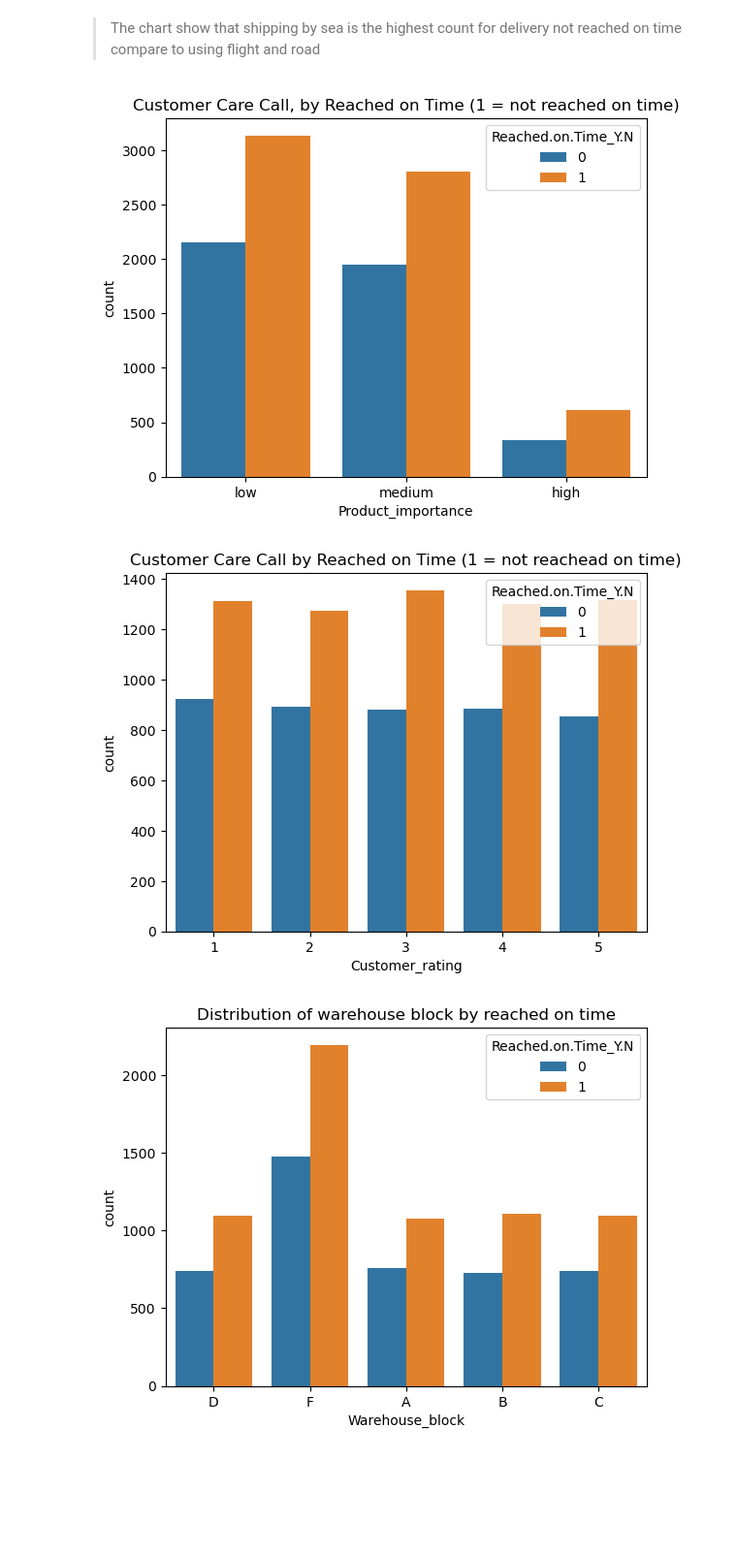
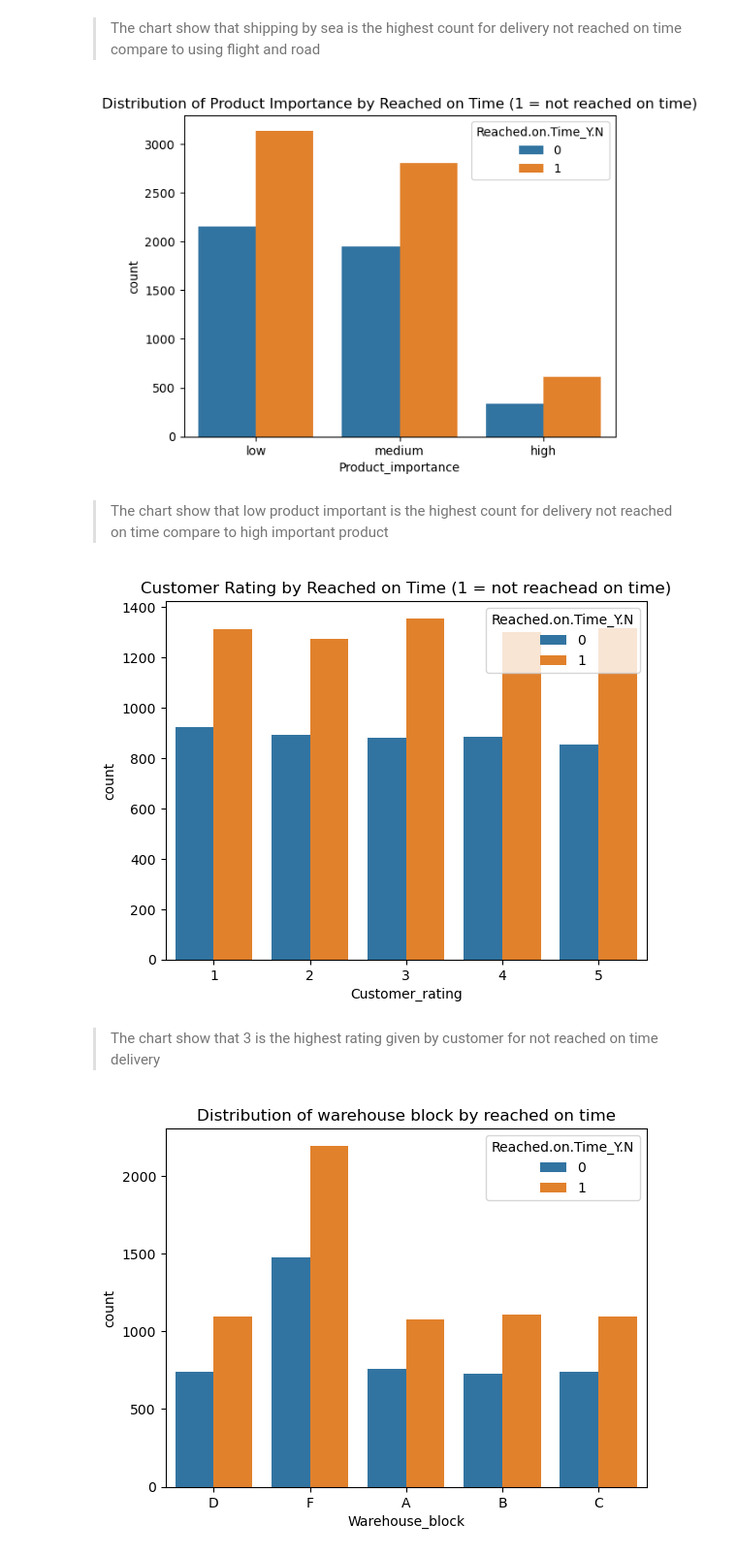
Before and after one commit to asyrofwajdi/shipping-logistic, a Jupyter notebook: Shipping_Logistic_Analysis.ipynb, the cells around one changed output. Shown at 97% size. Drawn from its saved outputs; the diff is of its cells as text; code cells hidden in the pictures; blank space fills up the shorter version.

```diff
--- a/Shipping_Logistic_Analysis.ipynb
+++ b/Shipping_Logistic_Analysis.ipynb
@@ -81,17 +81,21 @@ plt.show()
 # %% [markdown]
 >The chart show that shipping by sea is the highest count for delivery not reached on time compare to using flight and road
 # %%
-plt.title('Customer Care Call, by Reached on Time (1 = not reached on time)')
+plt.title('Distribution of Product Importance by Reached on Time (1 = not reached on time)')
 sns.countplot(x = 'Product_importance', hue = 'Reached.on.Time_Y.N', data = df)
 plt.show()
 # %% [output]
-[figure, old version]
+[figure, new version]
+# %% [markdown]
+>The chart show that low product important is the highest count for delivery not reached on time compare to high important product
 # %%
-plt.title('Customer Care Call by Reached on Time (1 = not reachead on time)')
+plt.title('Customer Rating by Reached on Time (1 = not reachead on time)')
 sns.countplot(x = 'Customer_rating', hue = 'Reached.on.Time_Y.N', data = df)
 plt.show()
 # %% [output]
-[figure, old version]
+[figure, new version]
+# %% [markdown]
+>The chart show that 3 is the highest rating given by customer for not reached on time delivery
 # %%
 plt.title('Distribution of warehouse block by reached on time')
 sns.countplot(data = df, x = 'Warehouse_block', hue = 'Reached.on.Time_Y.N')
```
Also changed, not shown: parts of 13 cells of this notebook.
